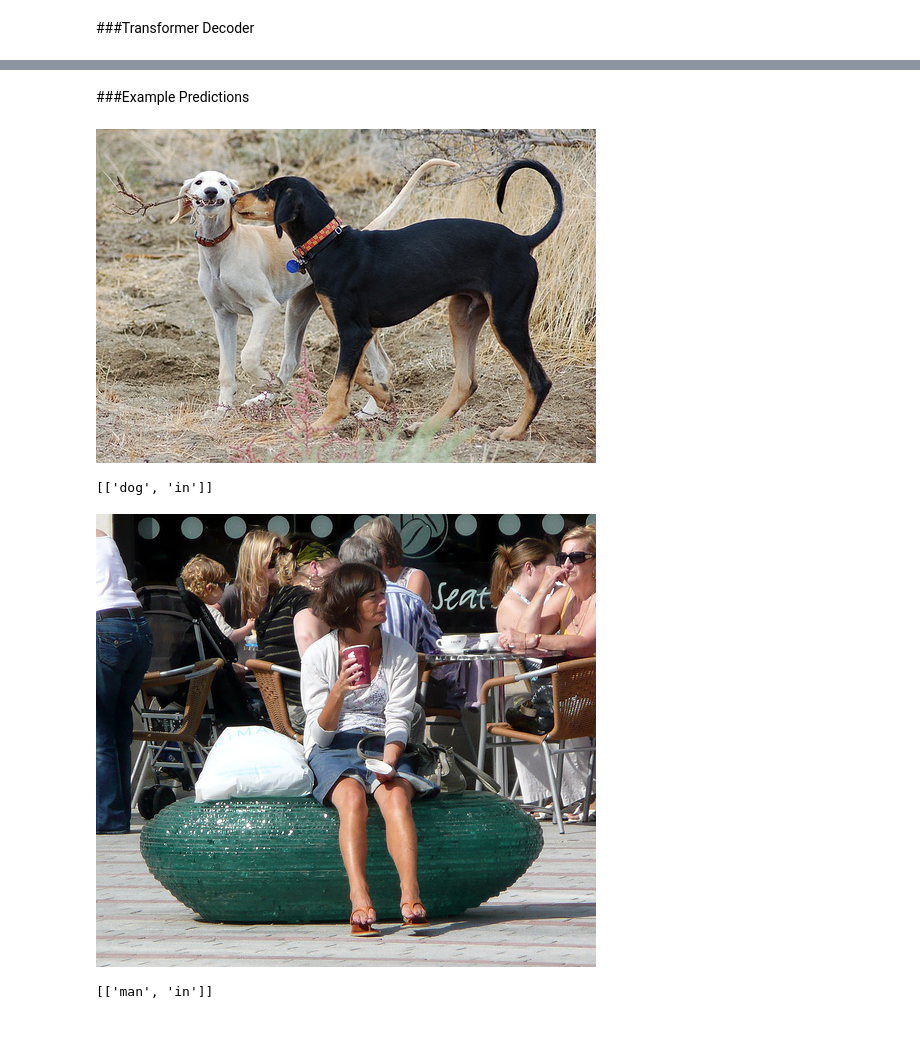
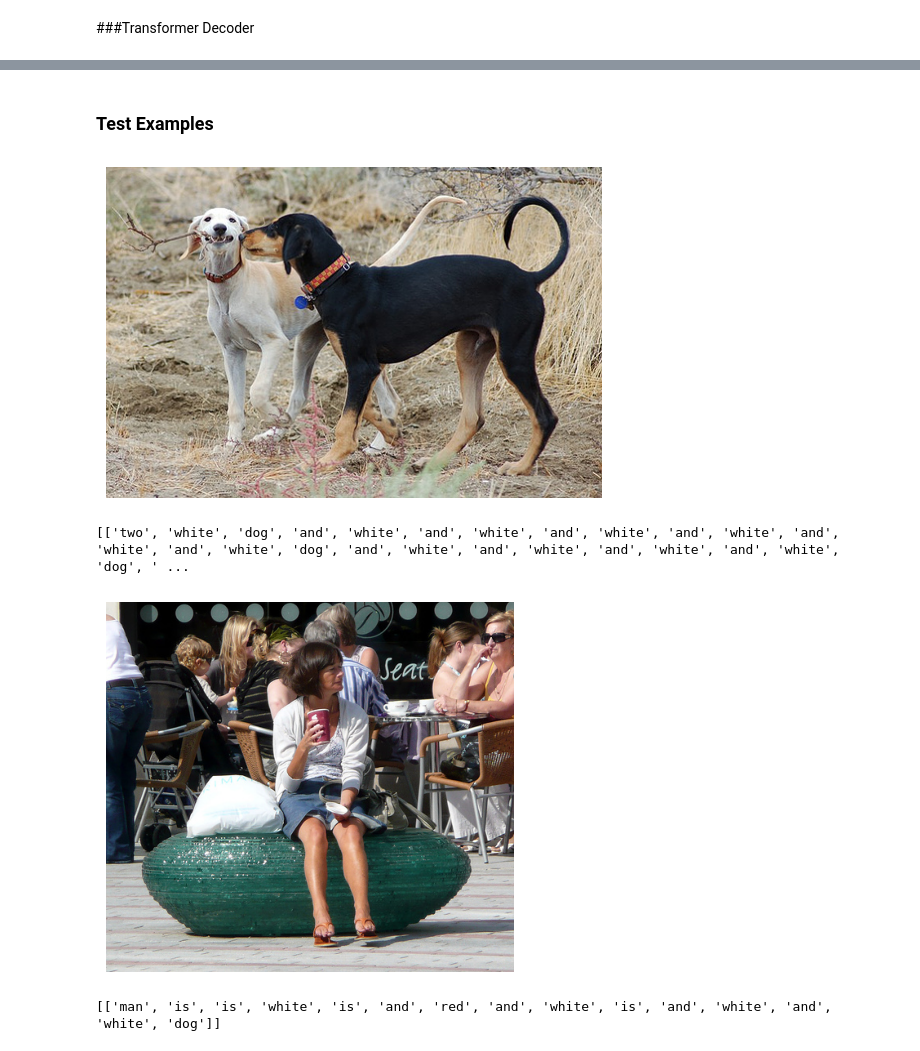
Before and after one commit to n-jagadeep/Image_captioning_Using_Vision_Captioning, a Jupyter notebook: Image_Captioning.ipynb, the cells around one changed output, grey strips where cells are left out. Cells and saved outputs as stored; diff of their text form; code cells hidden in the pictures.

```diff
--- a/Image_Captioning.ipynb
+++ b/Image_Captioning.ipynb
@@ -702,7 +700,7 @@ def train(device):
 
     # Load training configuration
     train_config = {
-        "num_of_epochs": 1,
+        "num_of_epochs": 5,
         "warmup_steps": 2811,
         "l2_penalty": 0.5,
         # "learning_rate": 0.000008,
@@ -816,5 +839,5 @@ Epoch: 0 | train_bleu: [0.4632012555913915, 8.528433855222164e-155, 7.7815335329
-# %% [markdown]
-###Example Predictions
+# %% [markdown]
+### Test Examples
 # %%
 encoder = Encoder(2048)
 with open("/content/word2idx.json", "r", encoding="utf8") as f:
@@ -840,18 +863,24 @@ def preds(url):
   predictions = greedy_decoding(decoder, img_features, 1, 2, 0, idx2word, 64, device)
   return predictions
 # %%
+import cv2
+from matplotlib import pyplot as plt
 caption = preds('https://user-images.githubusercontent.com/64778259/238737981-faee9825-aca2-4b83-8b19-5ddcc919bf80.jpg')
-img = Image.open("test.png")
-img.show()
+img = cv2.imread("test.png")
+plt.axis("off")
+plt.imshow(cv2.cvtColor(img, cv2.COLOR_BGR2RGB))
+plt.show()
 print(caption)
 # %% [output]
-[figure, old version]
+[figure, new version]
-[['dog', 'in']]
+[['two', 'white', 'dog', 'and', 'white', 'and', 'white', 'and', 'white', 'and', 'white', 'and', 'white', 'and', 'white', 'dog', 'and', 'white', 'and', 'white', 'and', 'white', 'and', 'white', 'dog', ' ...
 # %%
 caption = preds('https://user-images.githubusercontent.com/64778259/238737614-c9843ad5-3eaa-4598-a021-9de64f3e9b2f.jpg')
-img = Image.open("test.png")
-img.show()
+img = cv2.imread("test.png")
+plt.axis("off")
+plt.imshow(cv2.cvtColor(img, cv2.COLOR_BGR2RGB))
+plt.show()
 print(caption)
 # %% [output]
-[figure, old version]
+[figure, new version]
-[['man', 'in']]
+[['man', 'is', 'is', 'white', 'is', 'and', 'red', 'and', 'white', 'is', 'and', 'white', 'and', 'white', 'dog']]
```
Also changed, not shown: parts of 4 cells of this notebook.
